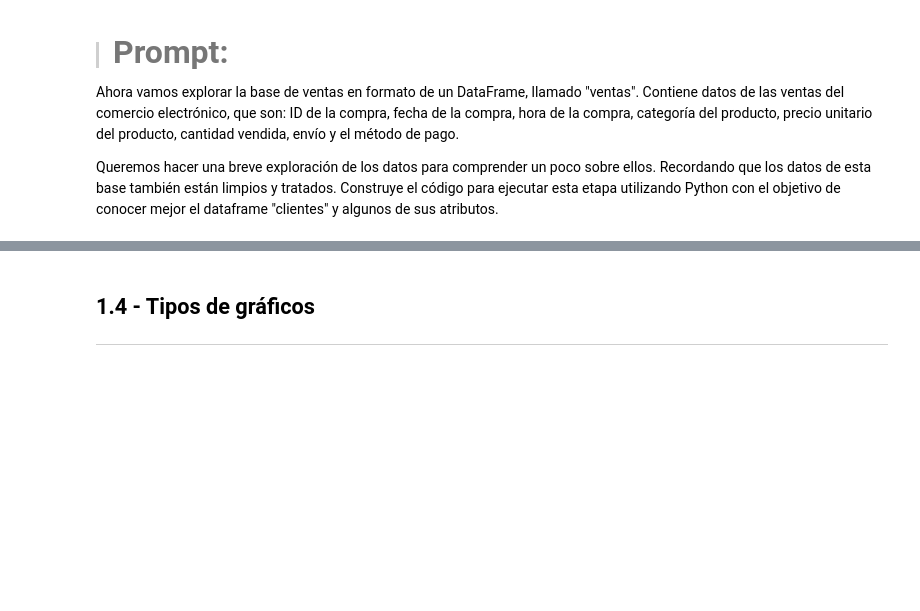
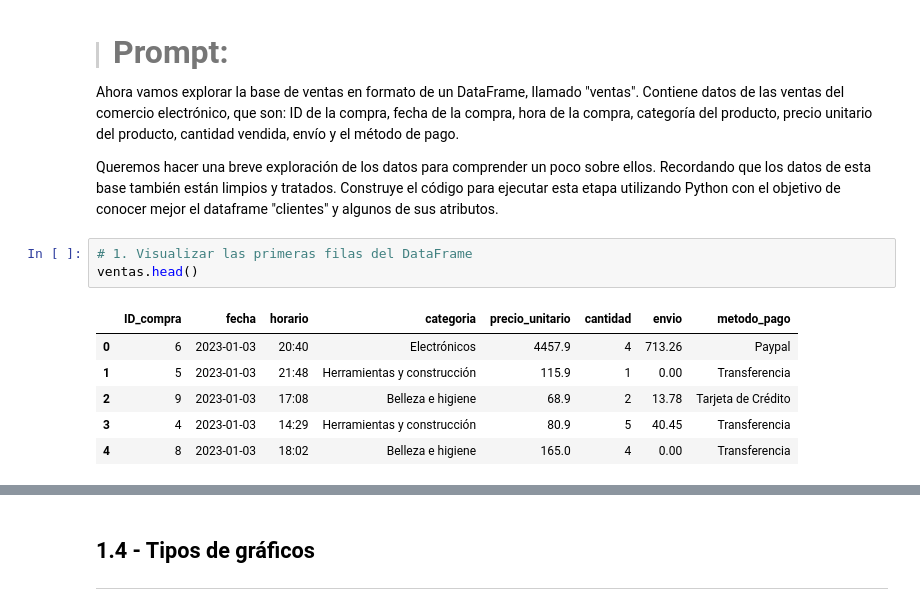
Before and after one commit to MiguelFigueroa02/IA_Ciencia_de_datos, a Jupyter notebook: IA_aplicada_a_ciencia_de_datos.ipynb, the cells around one changed output, grey strips where cells are left out. Drawn from its saved outputs; the diff is of its cells as text; blank space fills up the shorter version.

```diff
--- a/IA_aplicada_a_ciencia_de_datos.ipynb
+++ b/IA_aplicada_a_ciencia_de_datos.ipynb
@@ -72,3 +266,13 @@ No es necesario utilizar "print()" para mostrar el resultado de las consultas.
 Ahora vamos explorar la base de ventas en formato de un DataFrame, llamado "ventas". Contiene datos de las ventas del comercio electrónico, que son: ID de la compra, fecha de la compra, hora de la compra, categoría del producto, precio unitario del producto, cantidad vendida, envío y el método de pago.
 
 Queremos hacer una breve exploración de los datos para comprender un poco sobre ellos. Recordando que los datos de esta base también están limpios y tratados. Construye el código para ejecutar esta etapa utilizando Python con el objetivo de conocer mejor el dataframe "clientes" y algunos de sus atributos.
+# %%
+# 1. Visualizar las primeras filas del DataFrame
+ventas.head()
+# %% [output]
+|  | ID_compra | fecha | horario | categoria | precio_unitario | cantidad | envio | metodo_pago |
+| 0 | 6 | 2023-01-03 | 20:40 | Electrónicos | 4457.9 | 4 | 713.26 | Paypal |
+| 1 | 5 | 2023-01-03 | 21:48 | Herramientas y construcción | 115.9 | 1 | 0.00 | Transferencia |
+| 2 | 9 | 2023-01-03 | 17:08 | Belleza e higiene | 68.9 | 2 | 13.78 | Tarjeta de Crédito |
+| 3 | 4 | 2023-01-03 | 14:29 | Herramientas y construcción | 80.9 | 5 | 40.45 | Transferencia |
+| 4 | 8 | 2023-01-03 | 18:02 | Belleza e higiene | 165.0 | 4 | 0.00 | Transferencia |
```
Also changed, not shown: parts of 28 cells of this notebook.
